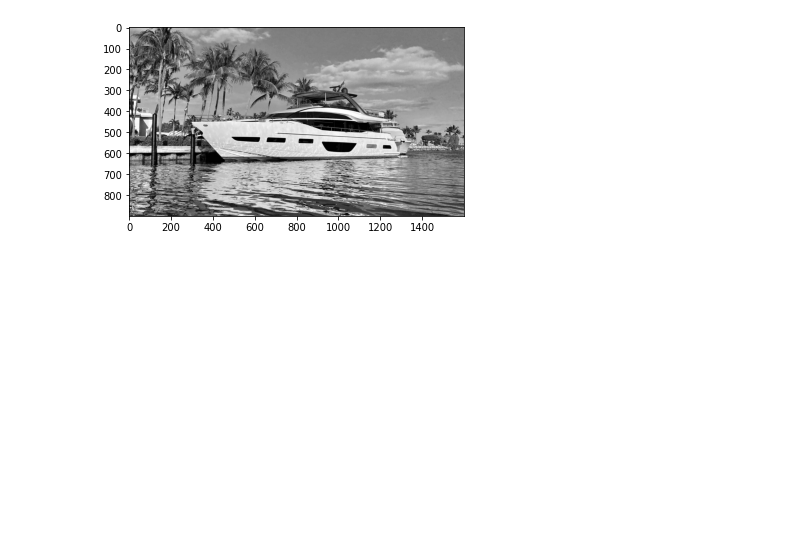
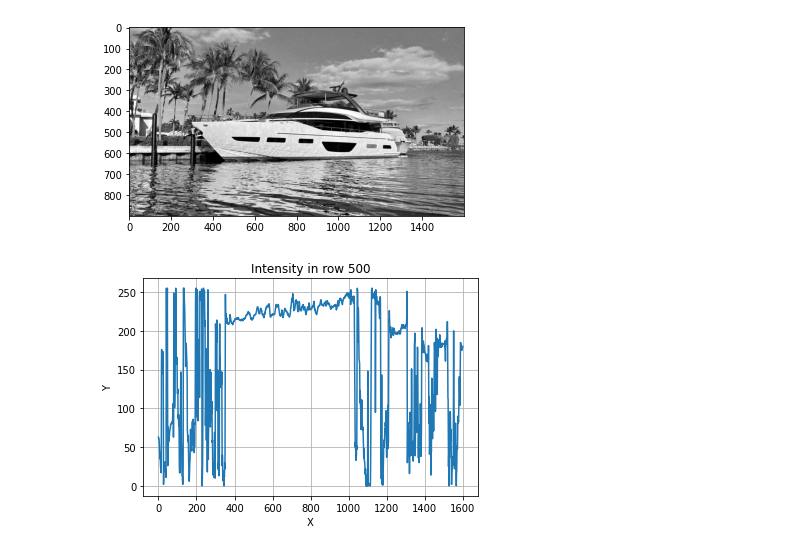
Before and after one commit to nonficti0n/learn_computer_vision, a Jupyter notebook: exercises/00_hello_world/load_images.ipynb, the cells around one changed output. Saved outputs shown, nothing was run; the diff lists cells and outputs as text; code cells hidden in the pictures; blank space fills up the shorter version.

```diff
--- a/exercises/00_hello_world/load_images.ipynb
+++ b/exercises/00_hello_world/load_images.ipynb
@@ -16,3 +17,18 @@ plt.imshow(img,cmap='gray')
 plt.show()
 # %% [output]
 [figure]
+# %%
+# Show intensity of row of image
+row=500;
+
+fig, ax = plt.subplots()
+ax.plot(np.arange(len(img[row,:])), img[row,:])
+
+ax.set(xlabel='X', ylabel='Y',
+       title='Intensity in row '+str(row))
+ax.grid()
+
+fig.savefig("test.png")
+plt.show()
+# %% [output]
+[figure, added]
```
Also changed, not shown: parts of 6 cells of this notebook, 1 other file.
